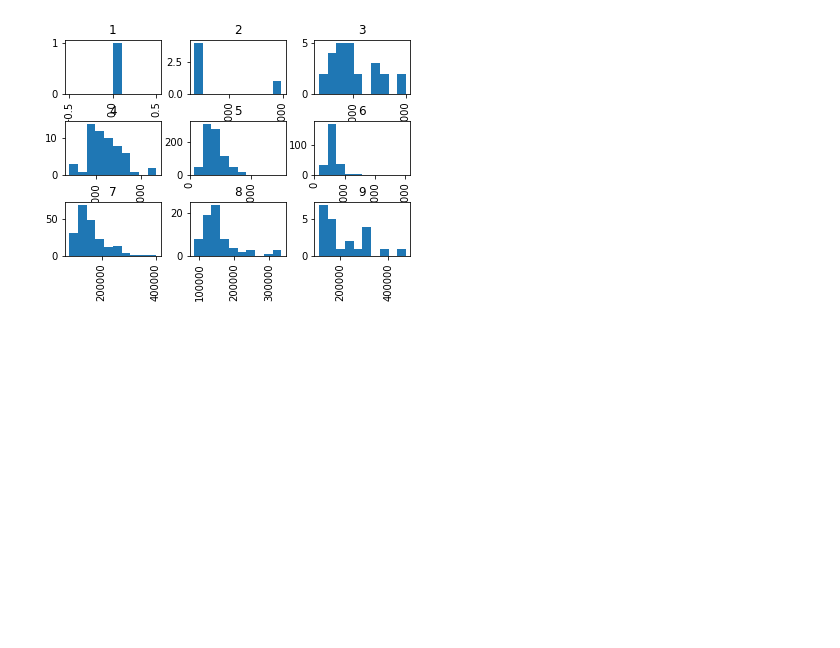
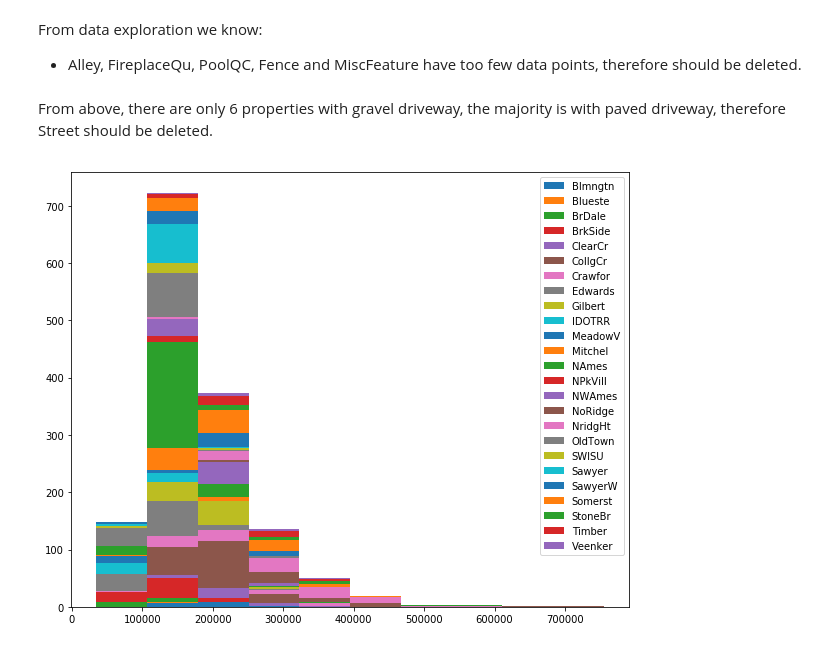
Before and after one commit to cliffrunner/Springboard_Capstone_1, a Jupyter notebook: Capstone_1_predicting_house_price.ipynb, the cells around one changed output. Saved outputs shown, nothing was run; the diff lists cells and outputs as text; code cells hidden in the pictures; blank space fills up the shorter version.

Commit message:
data initial wrangling using Zillow economics data

```diff
--- a/Capstone_1_predicting_house_price.ipynb
+++ b/Capstone_1_predicting_house_price.ipynb
@@ -7,7 +7,7 @@ import pandas as pd
 import numpy as np
 import matplotlib.pyplot as plt
 # %%
-data_directory = 'Data/train.csv'
-df = pd.read_csv(data_directory)
-df.shape
+data_directory = 'data/Zip_time_series.csv'
+df = pd.read_csv(data_directory, parse_dates=True, index_col='Date')
+df.shape()
 # %% [output]
@@ -65,8 +84,30 @@ Name: LotConfig, dtype: object
-# %%
-#can I create a histogram of sales price defined by different overallcond?
-df_new = df.loc[:,['OverallCond', 'SalePrice']]
-df_new['SalePrice'].hist(by = df_new['OverallCond'])
-plt.show()
-#df['SalePrice'].head(25)
-# %% [output]
-[figure, removed]
+# %% [markdown]
+From data exploration we know:
++ Alley, FireplaceQu, PoolQC, Fence and MiscFeature have too few data points, therefore should be deleted.
+# %% [markdown]
+From above, there are only 6 properties with gravel driveway, the majority is with paved driveway, therefore Street should be deleted.
+# %%
+# check neighborhood effect on sale price
+"""
+df['Neighborhood'] = df['Neighborhood'].astype('category')
+df_temp = df[['Neighborhood','SalePrice']]
+df_temp = df_temp.groupby('Neighborhood')
+
+dict_temp = {}
+for key, value in df_temp:
+    if key in dict_temp:
+        dict_temp[key].append(value['SalePrice'].values)
+    else:
+        dict_temp[key] = value['SalePrice'].values
+dict_keys = []
+dict_values = []
+for key, value in dict_temp.items():
+    dict_keys.append(key)
+    dict_values.append(value)
+
+plt.hist(dict_values, bins=10, stacked=True)
+plt.legend(dict_keys)
+plt.show()
+"""
+# %% [output]
+[figure, added]
```
Also changed, not shown: parts of 7 cells of this notebook.
